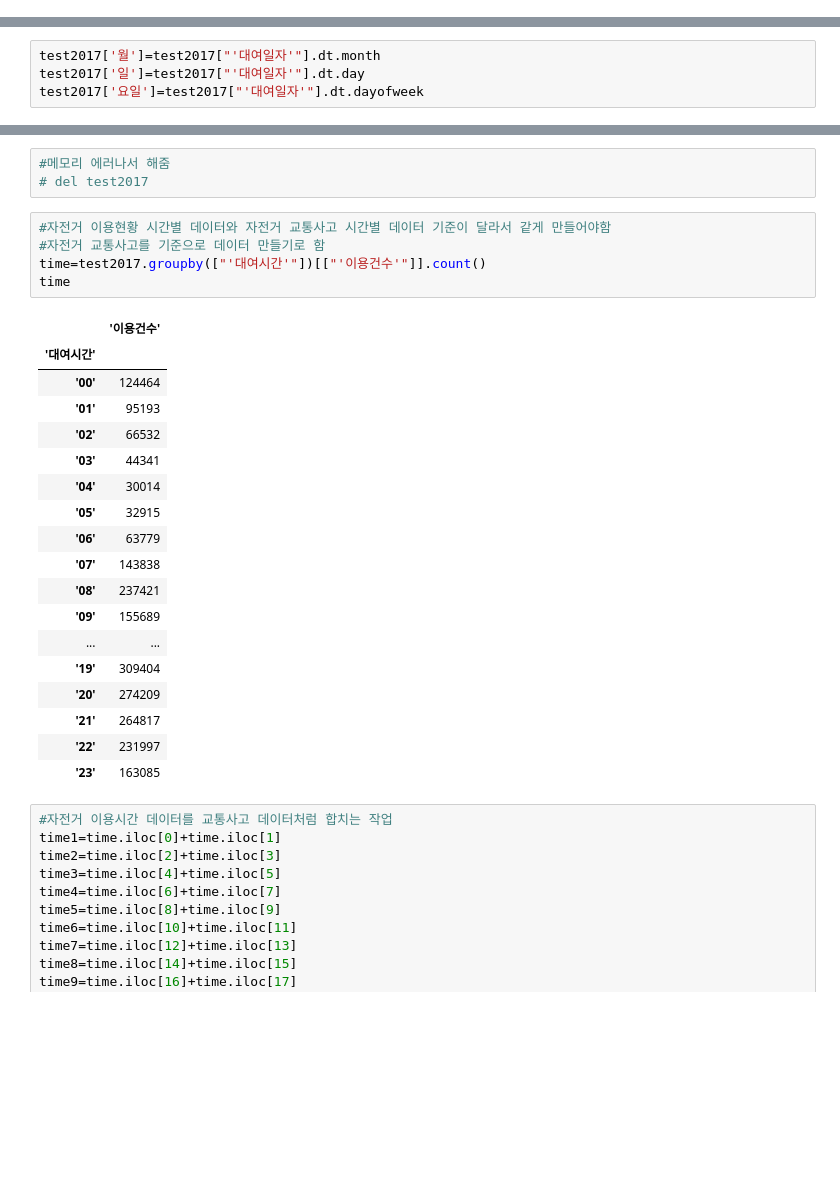
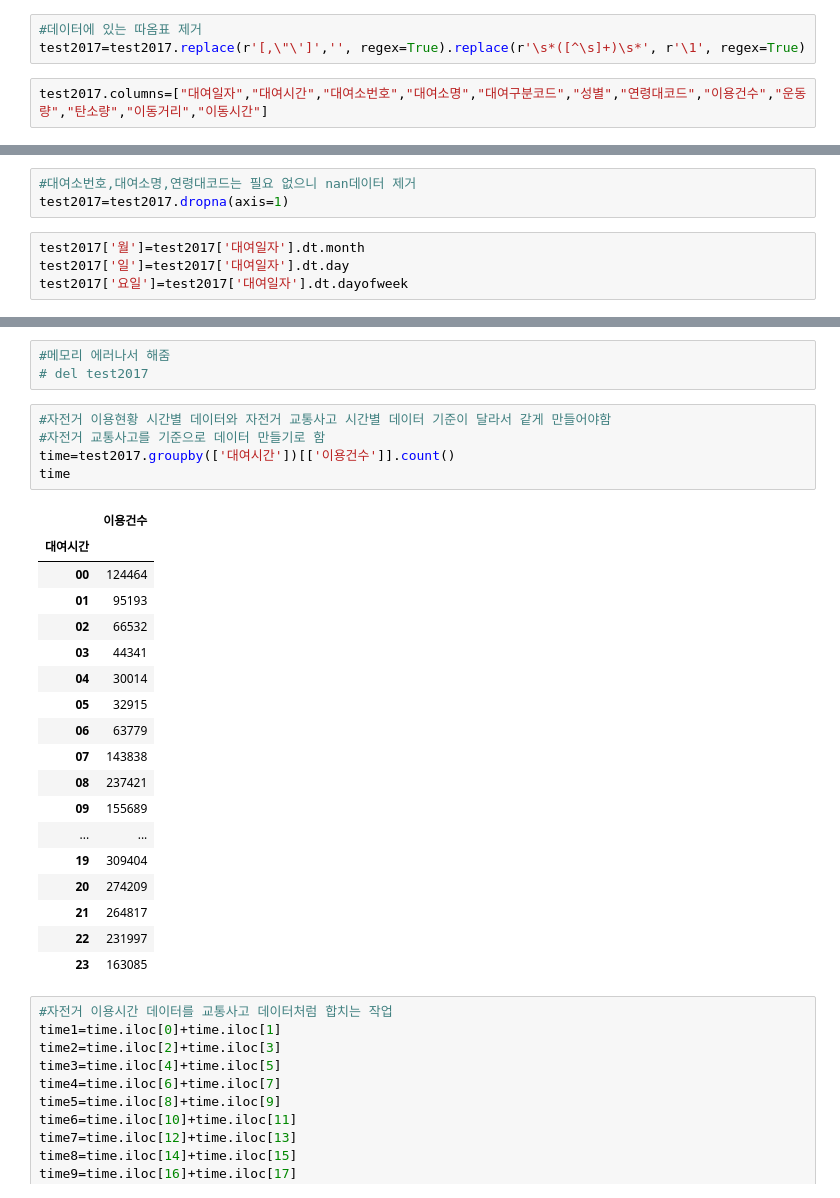
Before and after one commit to LeeHwayeon/bicycle-analysis, a Jupyter notebook: 화연/2017 자전거 이용현황+교통사고.ipynb, the cells around one changed output, grey strips where cells are left out. Drawn from its saved outputs; the diff is of its cells as text; blank space fills up the shorter version.

```diff
--- a/화연/2017 자전거 이용현황+교통사고.ipynb
+++ b/화연/2017 자전거 이용현황+교통사고.ipynb
@@ -32,6 +32,11 @@ test2017.head()
 | 2 | 2017-01-01 | '00' | '328' | ' 탑골공원 앞' | '정기' | 'F' | '20대' | 1 | 57.92 | 0.52 | 2250 | ... |
 | 3 | 2017-01-01 | '00' | '175' | ' 홍연2교옆' | '정기' | 'F' | '20대' | 1 | 133.29 | 1.53 | 6600 | ... |
 | 4 | 2017-01-01 | '00' | '817' | ' 삼각지역 4번출구 앞' | '정기' | 'F' | '20대' | 1 | 33.88 | 0.32 | 1380 | ... |
+# %%
+#데이터에 있는 따옴표 제거
+test2017=test2017.replace(r'[,\"\']','', regex=True).replace(r'\s*([^\s]+)\s*', r'\1', regex=True)
+# %%
+test2017.columns=["대여일자","대여시간","대여소번호","대여소명","대여구분코드","성별","연령대코드","이용건수","운동량","탄소량","이동거리","이동시간"]
 # %%
 test2017.tail()
 # %% [output]
@@ -104,8 +109,11 @@ test2017.isnull()
 | 599194 | False | False | False | False | False | False | False | False | False | False | False | ... |
 | 599195 | False | False | False | False | False | False | False | False | False | False | False | ... |
 4196232 rows × 12 columns
+# %%
+#대여소번호,대여소명,연령대코드는 필요 없으니 nan데이터 제거
+test2017=test2017.dropna(axis=1)
 # %%
-test2017['월']=test2017["'대여일자'"].dt.month
-test2017['일']=test2017["'대여일자'"].dt.day
-test2017['요일']=test2017["'대여일자'"].dt.dayofweek
+test2017['월']=test2017['대여일자'].dt.month
+test2017['일']=test2017['대여일자'].dt.day
+test2017['요일']=test2017['대여일자'].dt.dayofweek
 # %%
@@ -170,27 +169,27 @@ plt.show()
 # %%
 #자전거 이용현황 시간별 데이터와 자전거 교통사고 시간별 데이터 기준이 달라서 같게 만들어야함
 #자전거 교통사고를 기준으로 데이터 만들기로 함
-time=test2017.groupby(["'대여시간'"])[["'이용건수'"]].count()
+time=test2017.groupby(['대여시간'])[['이용건수']].count()
 time
 # %% [output]
-|  | '이용건수' |
-| '대여시간' |  |
-| '00' | 124464 |
-| '01' | 95193 |
-| '02' | 66532 |
-| '03' | 44341 |
-| '04' | 30014 |
-| '05' | 32915 |
-| '06' | 63779 |
-| '07' | 143838 |
-| '08' | 237421 |
-| '09' | 155689 |
+|  | 이용건수 |
+| 대여시간 |  |
+| 00 | 124464 |
+| 01 | 95193 |
+| 02 | 66532 |
+| 03 | 44341 |
+| 04 | 30014 |
+| 05 | 32915 |
+| 06 | 63779 |
+| 07 | 143838 |
+| 08 | 237421 |
+| 09 | 155689 |
 | ... | ... |
-| '19' | 309404 |
-| '20' | 274209 |
-| '21' | 264817 |
-| '22' | 231997 |
-| '23' | 163085 |
+| 19 | 309404 |
+| 20 | 274209 |
+| 21 | 264817 |
+| 22 | 231997 |
+| 23 | 163085 |
 # %%
 #자전거 이용시간 데이터를 교통사고 데이터처럼 합치는 작업
 time1=time.iloc[0]+time.iloc[1]
```
Also changed, not shown: parts of 43 cells of this notebook, 2 other files.
